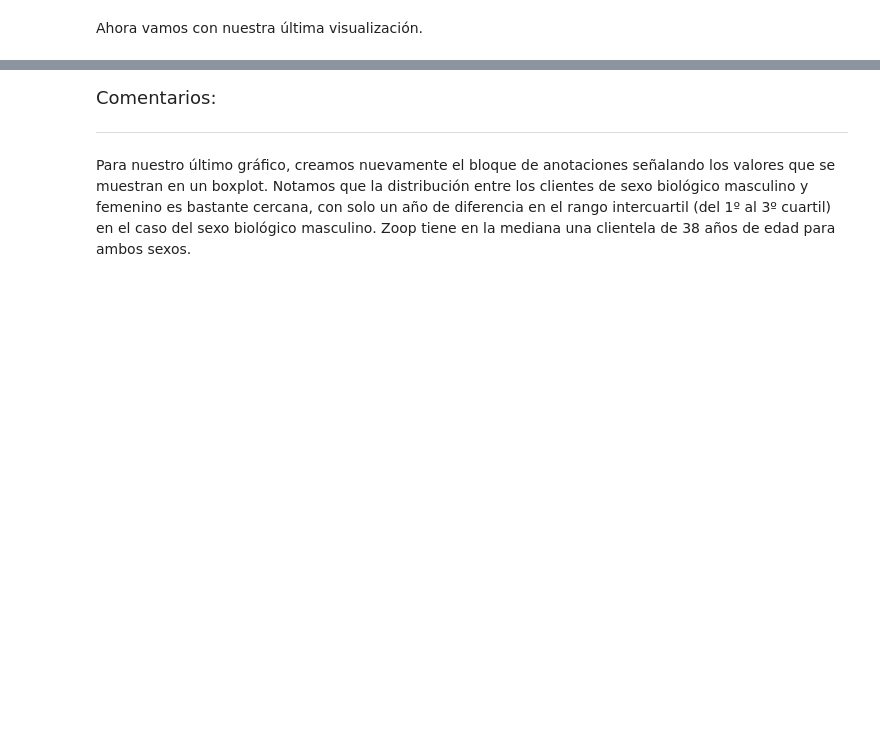
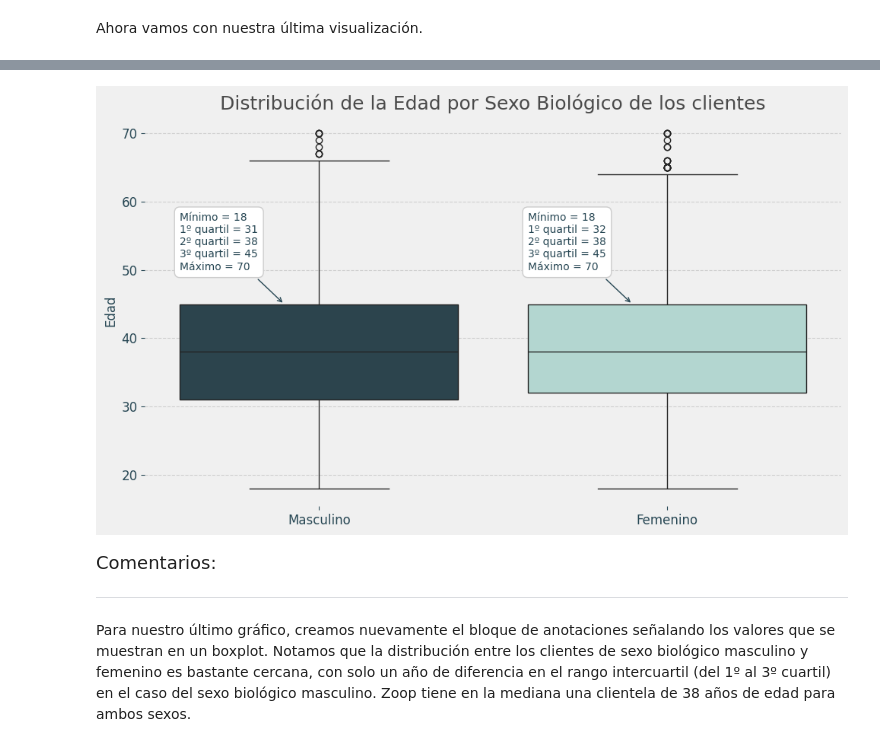
Before and after one commit to MiguelFigueroa02/IA_Ciencia_de_datos, a Jupyter notebook: IA_aplicada_a_ciencia_de_datos.ipynb, the cells around one changed output, grey strips where cells are left out. Drawn from its saved outputs; the diff is of its cells as text; code cells hidden in the pictures; blank space fills up the shorter version.

```diff
--- a/IA_aplicada_a_ciencia_de_datos.ipynb
+++ b/IA_aplicada_a_ciencia_de_datos.ipynb
@@ -2331,3 +2782,16 @@ Utiliza las bibliotecas de visualización de datos de Python para crear esta vis
 ### **Gráfico 7 - Distribución del público por edad y sexo biológico:**
 # %% [markdown]
 Ahora vamos con nuestra última visualización.
+# %%
+fig = px.violin(
+    df,
+    y='edad',
+    x='sexo_biologico',
+    color='sexo_biologico',
+    box=True,  # Muestra caja dentro del violín
+    points='all',  # Muestra puntos individuales
+    title='Distribución de edad por sexo biológico',
+    labels={'edad': 'Edad', 'sexo_biologico': 'Sexo biológico'}
+)
+
+fig.show()
@@ -2385,3 +2927,7 @@ Utiliza las bibliotecas de visualización de datos de Python para crear esta vis
+# %%
+distribucion_sexo().show()
+# %% [output]
+[figure, added]
 # %% [markdown]
 <font color="7b71ff" size=4> Comentarios: </font>
 
```
Also changed, not shown: parts of 30 cells of this notebook.
